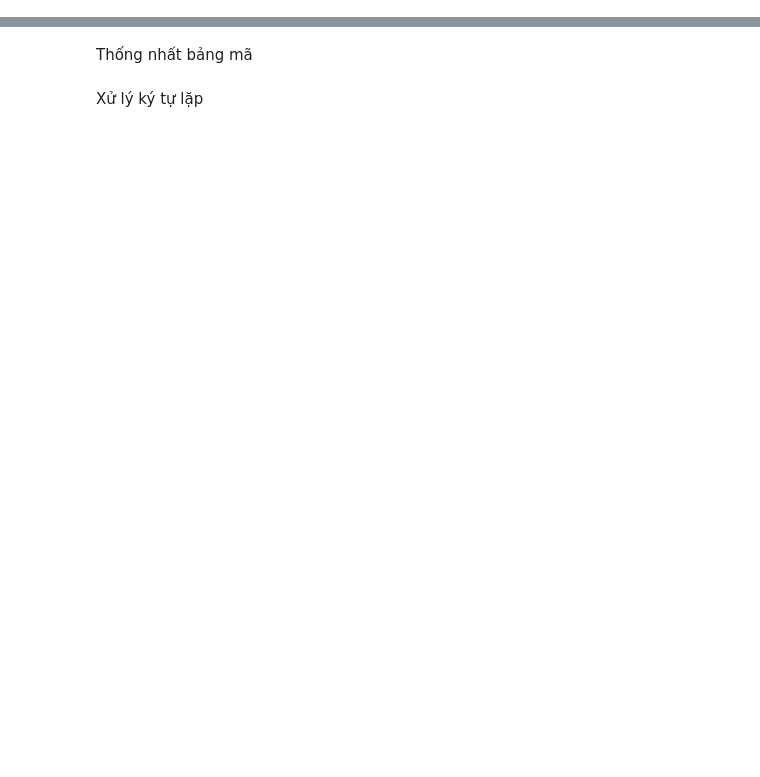
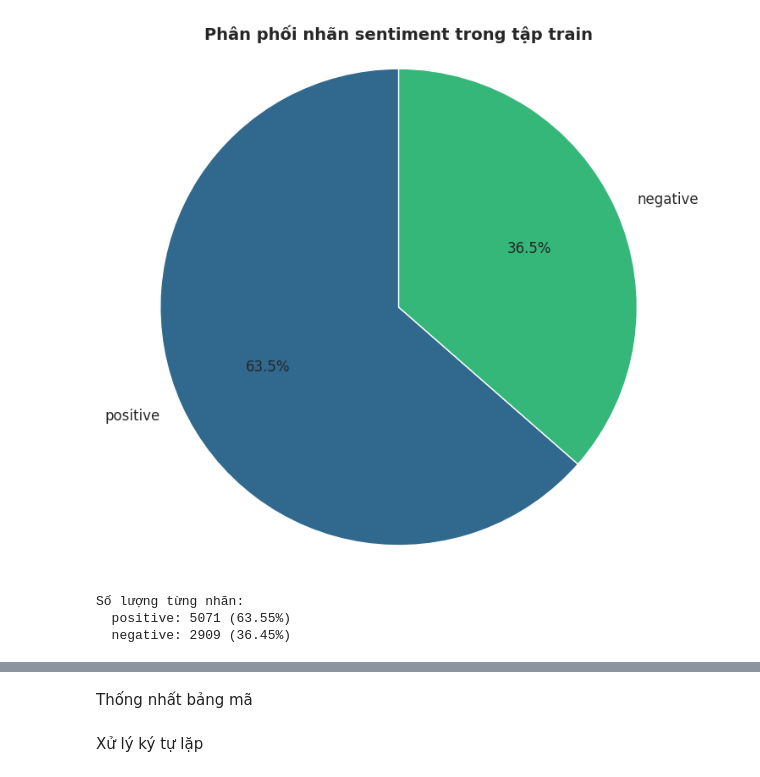
Before and after one commit to tkt-gemini/sentiment-binary-classification, a Jupyter notebook: main.ipynb, the cells around one changed output, grey strips where cells are left out. Cells and saved outputs as stored; diff of their text form; code cells hidden in the pictures; blank space fills up the shorter version.

```diff
--- a/main.ipynb
+++ b/main.ipynb
@@ -116,0 +212,20 @@ Passing `palette` without assigning `hue` is deprecated and will be removed in v
+# %%
+# Pie chart phân phối nhãn
+sentiment_counts = df['train']['sentiment'].value_counts()
+colors = sns.color_palette('viridis', len(sentiment_counts))
+
+plt.figure(figsize=(8, 8))
+plt.pie(sentiment_counts.values, labels=sentiment_counts.index, autopct='%1.1f%%',
+        colors=colors, startangle=90, textprops={'fontsize': 12})
+plt.title('Phân phối nhãn sentiment trong tập train', fontsize=14, fontweight='bold')
+plt.axis('equal')
+plt.show()
+
+print("Số lượng từng nhãn:")
+for sentiment, count in sentiment_counts.items():
+    print(f"  {sentiment}: {count} ({count/len(df['train'])*100:.2f}%)")
+# %% [output]
+[figure, added]
+Số lượng từng nhãn:
+  positive: 5071 (63.55%)
+  negative: 2909 (36.45%)
```
Also changed, not shown: parts of 61 cells of this notebook, 8 other files.
